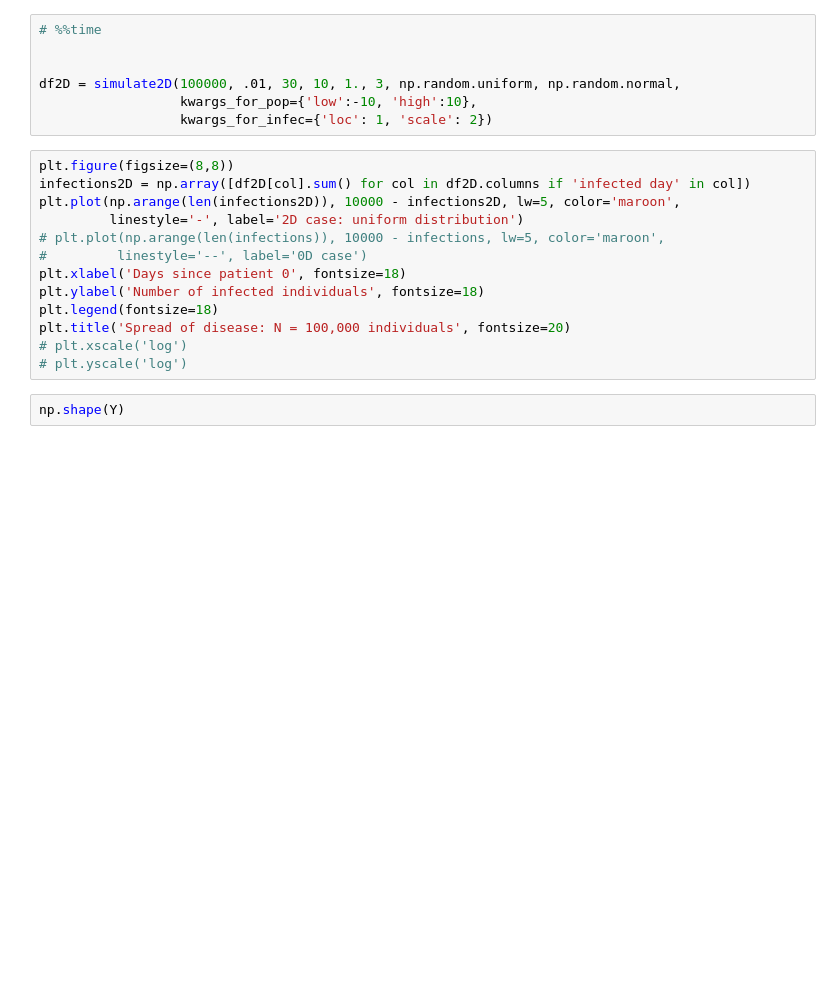
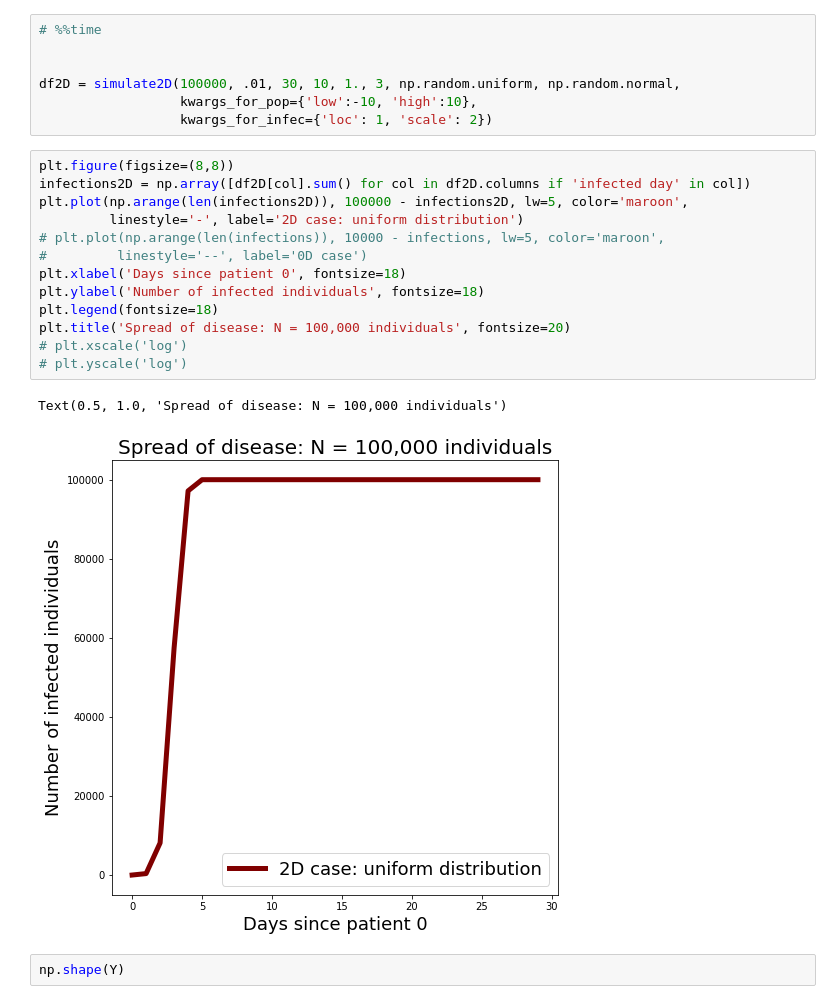
Before and after one commit to arjunsavel/covid-hacks-2020, a Jupyter notebook: Simulation_notebook.ipynb, the cells around one changed output. Cells and saved outputs as stored; diff of their text form; blank space fills up the shorter version.

```diff
--- a/Simulation_notebook.ipynb
+++ b/Simulation_notebook.ipynb
@@ -719,16 +721,19 @@ df2D = simulate2D(100000, .01, 30, 10, 1., 3, np.random.uniform, np.random.norma
 # %%
 plt.figure(figsize=(8,8))
 infections2D = np.array([df2D[col].sum() for col in df2D.columns if 'infected day' in col])
-plt.plot(np.arange(len(infections2D)), 10000 - infections2D, lw=5, color='maroon',
+plt.plot(np.arange(len(infections2D)), 100000 - infections2D, lw=5, color='maroon',
          linestyle='-', label='2D case: uniform distribution')
 # plt.plot(np.arange(len(infections)), 10000 - infections, lw=5, color='maroon',
 #         linestyle='--', label='0D case')
 plt.xlabel('Days since patient 0', fontsize=18)
 plt.ylabel('Number of infected individuals', fontsize=18)
 plt.legend(fontsize=18)
 plt.title('Spread of disease: N = 100,000 individuals', fontsize=20)
 # plt.xscale('log')
 # plt.yscale('log')
+# %% [output]
+Text(0.5, 1.0, 'Spread of disease: N = 100,000 individuals')
+[figure, added]
 # %%
 np.shape(Y)
 # %% [output]
```
Also changed, not shown: parts of 9 cells of this notebook, 4 other files.
